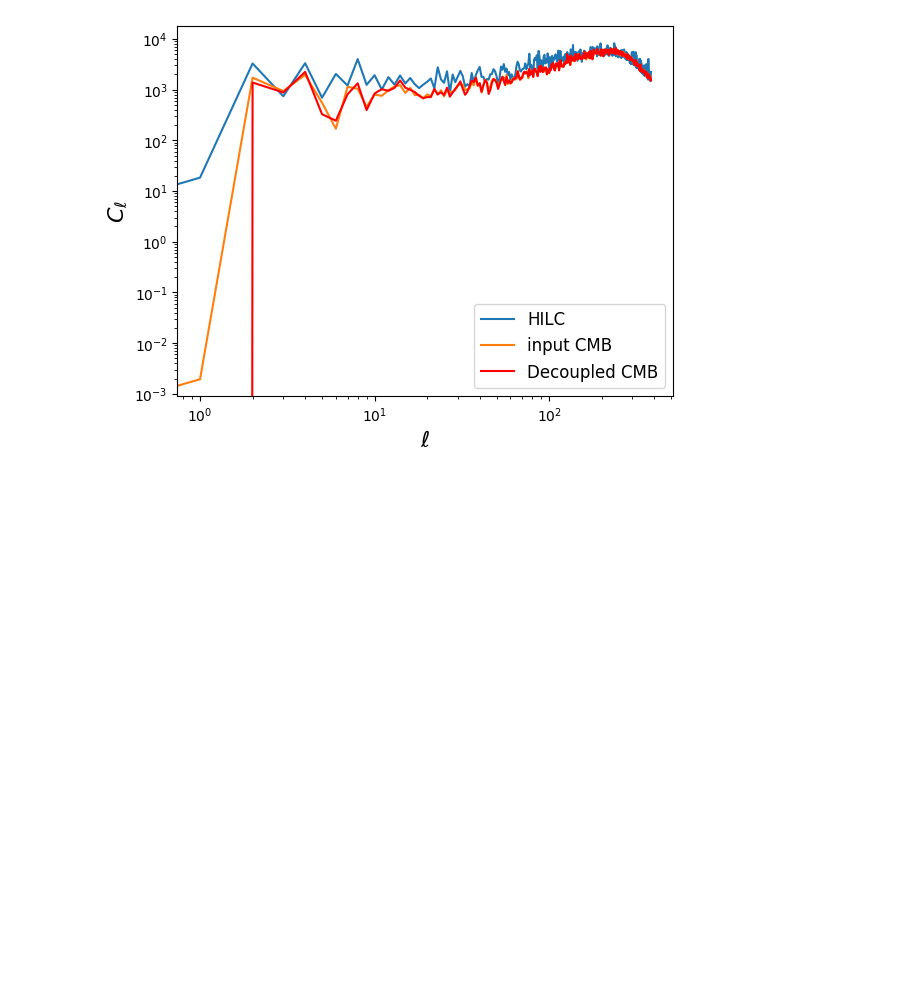
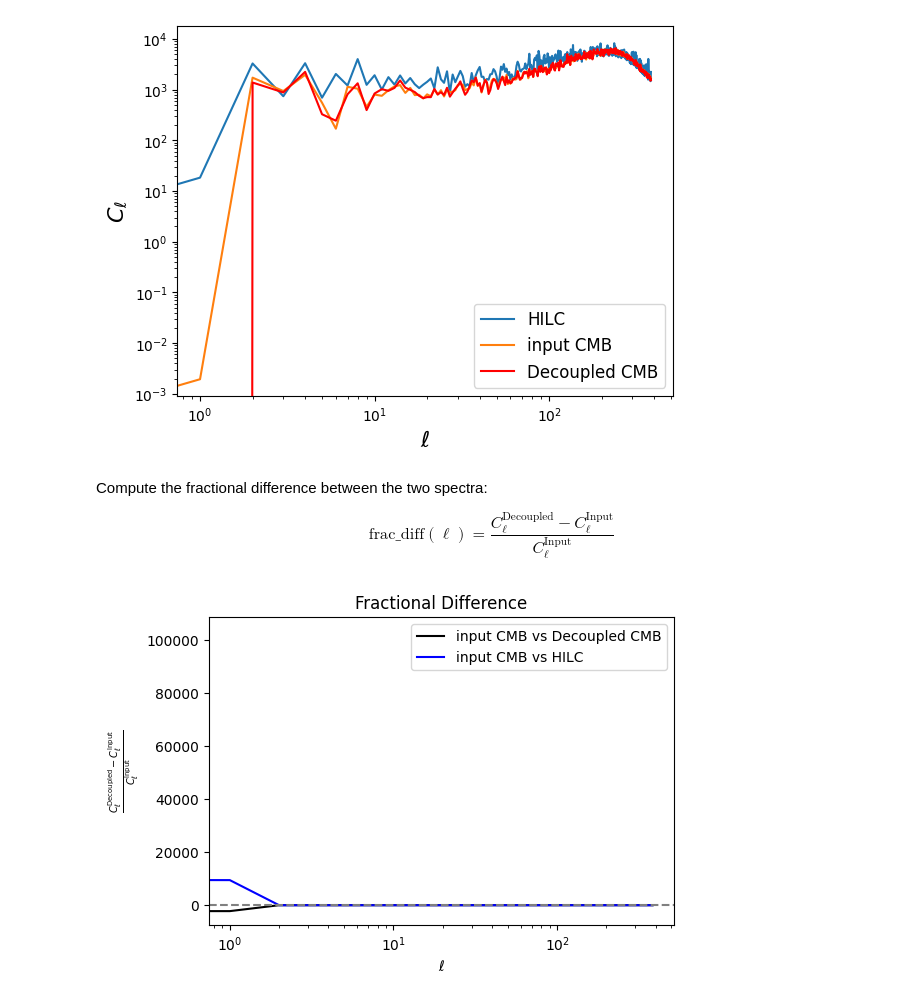
Before and after one commit to urwa99/Internship_Rome, a Jupyter notebook: masked_HILC.ipynb, the cells around one changed output. Drawn from its saved outputs; the diff is of its cells as text; code cells hidden in the pictures; blank space fills up the shorter version.

```diff
--- a/masked_HILC.ipynb
+++ b/masked_HILC.ipynb
@@ -342,6 +369,30 @@ plt.show()
 # %% [output]
 (196608,)
 [figure]
+# %% [markdown]
+Compute the fractional difference between the two spectra:
+
+$$
+\text{frac\_diff}(\ell) = \frac{C_{\ell}^{\text{Decoupled}} - C_{\ell}^{\text{Input}}}{C_{\ell}^{\text{Input}}}
+$$
+# %%
+frac_diff = (cmb_dec - Cl_cmb) / Cl_cmb  # Avoid division by zero
+diff = (hilc - Cl_cmb) / Cl_cmb
+
+plt.figure(figsize=(6, 4))
+plt.plot(ells, frac_diff, label="input CMB vs Decoupled CMB", color="black")
+plt.plot(ells, diff, label="input CMB vs HILC", color="blue")
+plt.axhline(0, linestyle="--", color="gray")  # Reference line
+#plt.yscale("log")
+#plt.ylim(-5000, 5000)
+plt.xscale("log")
+plt.xlabel(r"$\ell$")
+plt.ylabel(r"$\frac{C_{\ell}^{\text{Decoupled}} - C_{\ell}^{\text{Input}}}{C_{\ell}^{\text{Input}}}$")
+plt.title("Fractional Difference")
+plt.legend()
+plt.show()
+# %% [output]
+[figure, added]
 # %%
 ilc =maps_out-np.mean(maps_out)
 #hp.mollview(maps_out, title= "HILC masked", min=-400, max=400)
```
Also changed, not shown: parts of 15 cells of this notebook.
